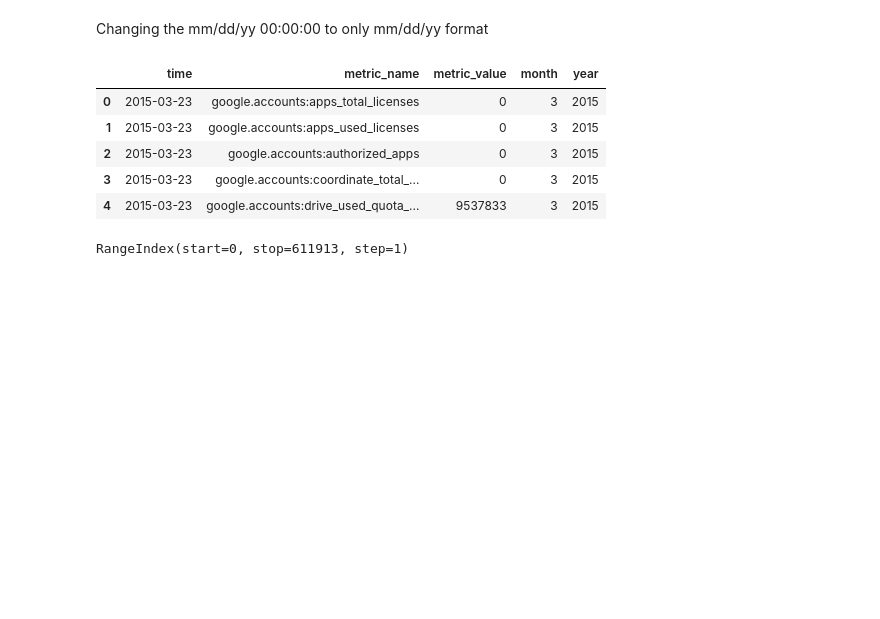
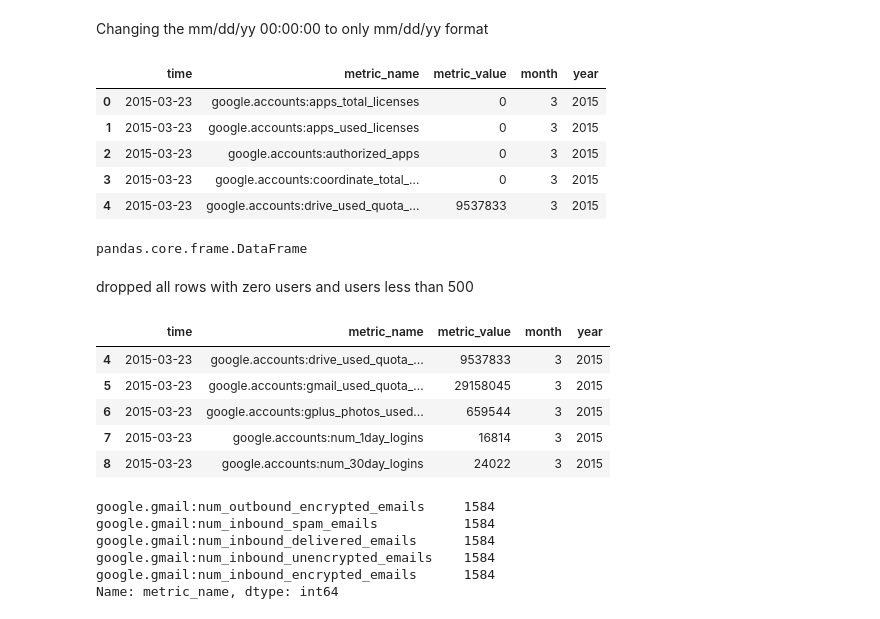
Before and after one commit to UNCG-CSE/G_Suite_Metrics, a Jupyter notebook: src/lavanya/data_analysis_gsuite.ipynb, the cells around one changed output. Drawn from its saved outputs; the diff is of its cells as text; code cells hidden in the pictures; blank space fills up the shorter version.

Commit message:
Add files via upload
latest data analysis  on g-suite data

```diff
--- a/src/lavanya/data_analysis_gsuite.ipynb
+++ b/src/lavanya/data_analysis_gsuite.ipynb
@@ -292,7 +270,32 @@ df.head()
 | 2 | 2015-03-23 | google.accounts:authorized_apps | 0 | 3 | 2015 |
 | 3 | 2015-03-23 | google.accounts:coordinate_total_... | 0 | 3 | 2015 |
 | 4 | 2015-03-23 | google.accounts:drive_used_quota_... | 9537833 | 3 | 2015 |
-# %%
-df.index
-# %% [output]
-RangeIndex(start=0, stop=611913, step=1)
+# %%
+type(df)
+# %% [output]
+pandas.core.frame.DataFrame
+# %% [markdown]
+dropped all rows with zero users and users less than 500
+# %%
+
+users_null= df[(df['metric_value']==0)]
+users_null.head()
+df = df[df['metric_value']!=0]
+df.head()
+# %% [output]
+|  | time | metric_name | metric_value | month | year |
+| 4 | 2015-03-23 | google.accounts:drive_used_quota_... | 9537833 | 3 | 2015 |
+| 5 | 2015-03-23 | google.accounts:gmail_used_quota_... | 29158045 | 3 | 2015 |
+| 6 | 2015-03-23 | google.accounts:gplus_photos_used... | 659544 | 3 | 2015 |
+| 7 | 2015-03-23 | google.accounts:num_1day_logins | 16814 | 3 | 2015 |
+| 8 | 2015-03-23 | google.accounts:num_30day_logins | 24022 | 3 | 2015 |
+# %%
+metric_names_counts= df['metric_name'].value_counts()
+metric_names_counts.head()
+# %% [output]
+google.gmail:num_outbound_encrypted_emails     1584
+google.gmail:num_inbound_spam_emails           1584
+google.gmail:num_inbound_delivered_emails      1584
+google.gmail:num_inbound_unencrypted_emails    1584
+google.gmail:num_inbound_encrypted_emails      1584
+Name: metric_name, dtype: int64
```
Also changed, not shown: parts of 6 cells of this notebook.
